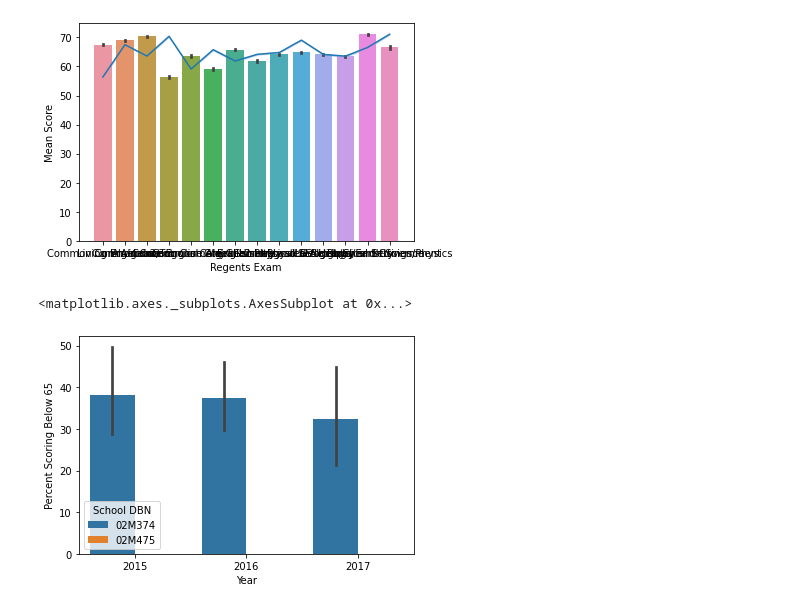
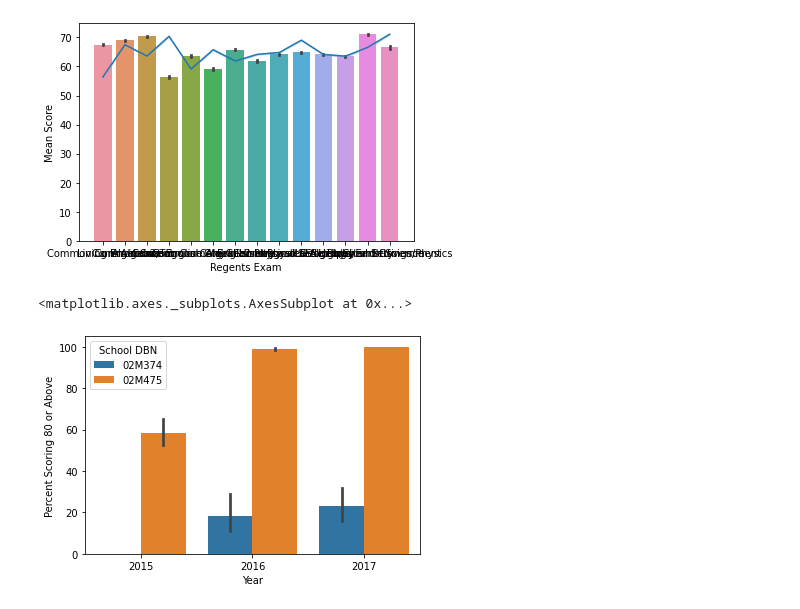
Before and after one commit to broom241/PythonProject1, a Jupyter notebook: Unit_3_,_Data_Analytics_in_Python,_Project_1.ipynb, the cells around one changed output. Cells and saved outputs as stored; diff of their text form; code cells hidden in the pictures.

```diff
--- a/Unit_3_,_Data_Analytics_in_Python,_Project_1.ipynb
+++ b/Unit_3_,_Data_Analytics_in_Python,_Project_1.ipynb
@@ -60,20 +60,20 @@ sns.lineplot(x='Regents Exam', y='Mean Score', data=df)
 # %%
 import matplotlib.pyplot as plt
 import seaborn as sns
 import pandas as pd
 import numpy as np
 missing_values = ["s","na"]
 df = pd.read_csv('https://raw.githubusercontent.com/CunyLaguardiaDataAnalytics/datasets/master/2014-15_To_2016-17_School-_Level_NYC_Regents_Report_For_All_Variables.csv', na_values = missing_values)
 
 #Using two schools: Stuyvesant High School, 02M475 and Gramercy Arts High School, 02M374.
 
 sgHS = df[((df['School DBN']=='02M475') | (df['School DBN']=='02M374')) & (df['Regents Exam']=='Common Core Algebra')]
-sgHS = sgHS[['School DBN', 'Year', 'Regents Exam', 'Percent Scoring Below 65']]
+sgHS = sgHS[['School DBN', 'Year', 'Regents Exam', 'Percent Scoring 80 or Above']]
 sgHS.drop_duplicates(keep = 'first',inplace = True)
 
 # Visualizations using a bar plot
 
-sns.barplot(x = "Year", y ="Percent Scoring Below 65",hue ="School DBN", data=sgHS )
+sns.barplot(x = "Year", y ="Percent Scoring 80 or Above",hue ="School DBN", data=sgHS )
 # %% [output]
 <matplotlib.axes._subplots.AxesSubplot at 0x...>
-[figure, old version]
+[figure, new version]
```
